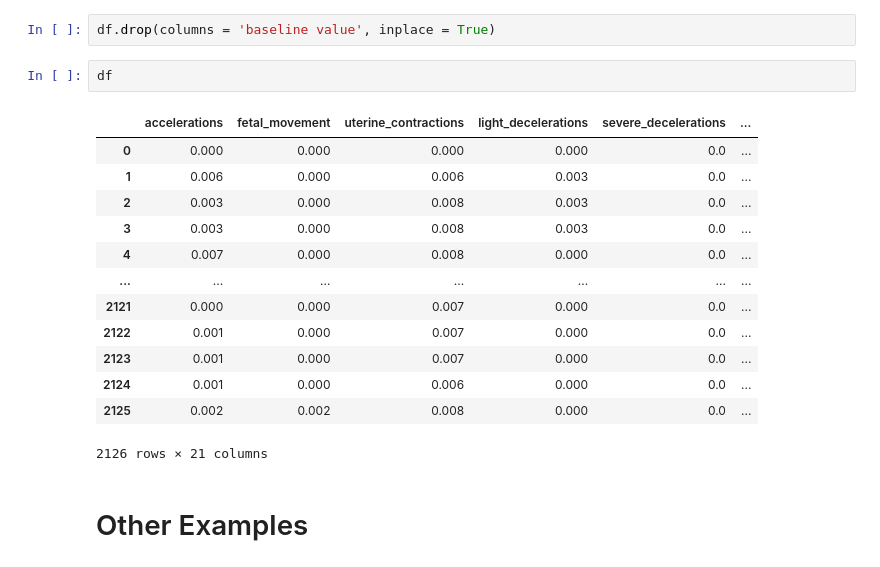
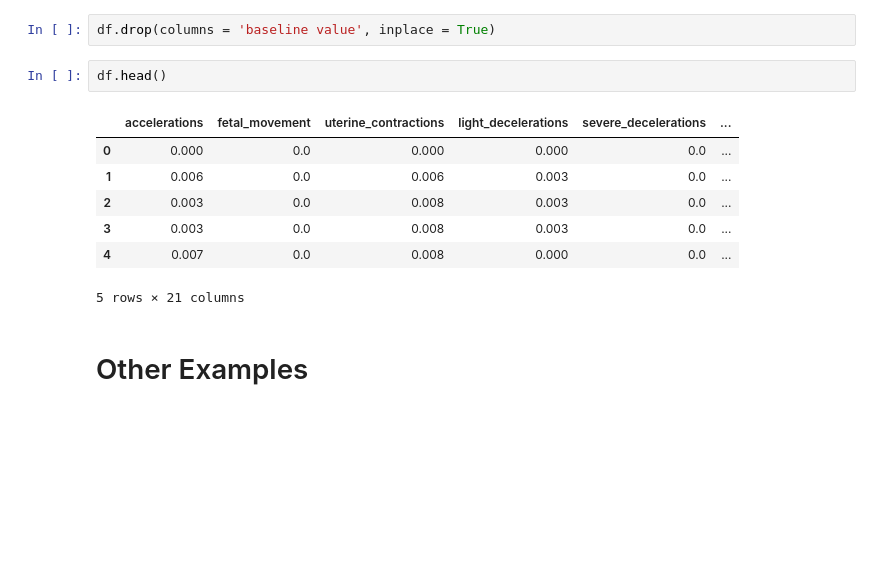
Before and after one commit to casanave/Automating_EDA_w_a_Categorical_Target, a Jupyter notebook: automation_testing.ipynb, the cells around one changed output. Saved outputs shown, nothing was run; the diff lists cells and outputs as text; blank space fills up the shorter version.

```diff
--- a/automation_testing.ipynb
+++ b/automation_testing.ipynb
@@ -83,21 +84,15 @@ df.head()
 # %%
 df.drop(columns = 'baseline value', inplace = True)
 # %%
-df
+df.head()
 # %% [output]
 |  | accelerations | fetal_movement | uterine_contractions | light_decelerations | severe_decelerations | ... |
-| 0 | 0.000 | 0.000 | 0.000 | 0.000 | 0.0 | ... |
-| 1 | 0.006 | 0.000 | 0.006 | 0.003 | 0.0 | ... |
-| 2 | 0.003 | 0.000 | 0.008 | 0.003 | 0.0 | ... |
-| 3 | 0.003 | 0.000 | 0.008 | 0.003 | 0.0 | ... |
-| 4 | 0.007 | 0.000 | 0.008 | 0.000 | 0.0 | ... |
-| ... | ... | ... | ... | ... | ... | ... |
-| 2121 | 0.000 | 0.000 | 0.007 | 0.000 | 0.0 | ... |
-| 2122 | 0.001 | 0.000 | 0.007 | 0.000 | 0.0 | ... |
-| 2123 | 0.001 | 0.000 | 0.007 | 0.000 | 0.0 | ... |
-| 2124 | 0.001 | 0.000 | 0.006 | 0.000 | 0.0 | ... |
-| 2125 | 0.002 | 0.002 | 0.008 | 0.000 | 0.0 | ... |
+| 0 | 0.000 | 0.0 | 0.000 | 0.000 | 0.0 | ... |
+| 1 | 0.006 | 0.0 | 0.006 | 0.003 | 0.0 | ... |
+| 2 | 0.003 | 0.0 | 0.008 | 0.003 | 0.0 | ... |
+| 3 | 0.003 | 0.0 | 0.008 | 0.003 | 0.0 | ... |
+| 4 | 0.007 | 0.0 | 0.008 | 0.000 | 0.0 | ... |
-2126 rows × 21 columns
+5 rows × 21 columns
 # %% [markdown]
 # Other Examples
 # %%
```
Also changed, not shown: parts of 4 cells of this notebook, 11 other files.
